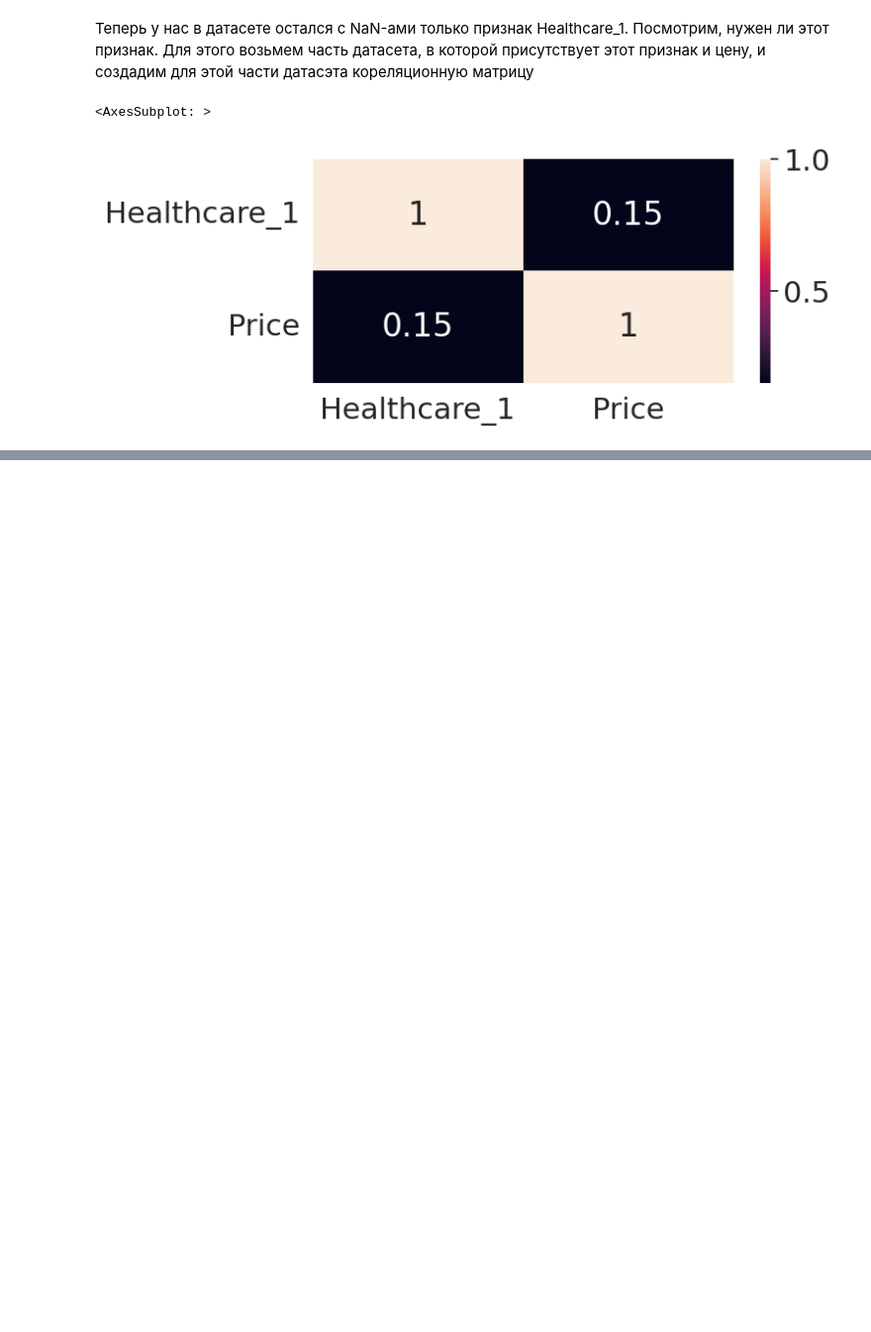
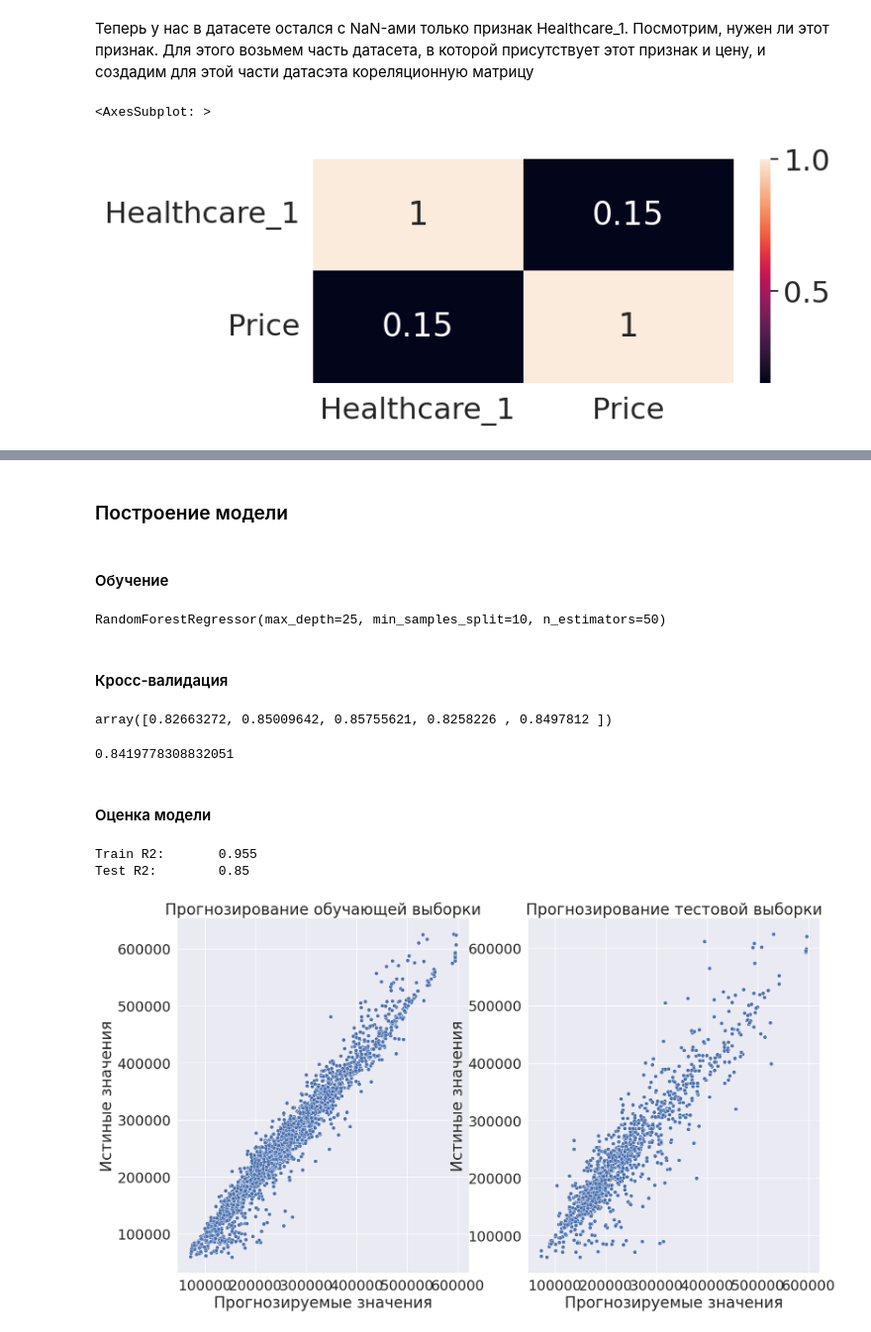
Before and after one commit to nickogee/gb_Python_for_DS, a Jupyter notebook: Course_project/Project.ipynb, the cells around one changed output, grey strips where cells are left out. Shown at 99% size. Saved outputs shown, nothing was run; the diff lists cells and outputs as text; code cells hidden in the pictures; blank space fills up the shorter version.

```diff
--- a/Course_project/Project.ipynb
+++ b/Course_project/Project.ipynb
@@ -405,0 +489,2 @@ sns.heatmap(df.corr(), annot=True, cmap="YlOrBr")
+# %%
+features = list(set(df_train.columns) - set(to_drop) - set(['Price']))
@@ -405,0 +509,4 @@ sns.heatmap(df.corr(), annot=True, cmap="YlOrBr")
+# %%
+X = df[features]
+y = df['Price']
+X_train, X_valid, y_train, y_valid = train_test_split(X, y, test_size=0.25, shuffle=True, random_state=42)
@@ -405,0 +540,31 @@ sns.heatmap(df.corr(), annot=True, cmap="YlOrBr")
+# %% [markdown]
+### Построение модели
+# %% [markdown]
+#### Обучение
+# %%
+rf_model = RandomForestRegressor(n_estimators=50, min_samples_leaf=1, max_depth=25, min_samples_split=10)
+rf_model.fit(X_train, y_train)
+# %% [output]
+RandomForestRegressor(max_depth=25, min_samples_split=10, n_estimators=50)
+# %% [markdown]
+#### Кросс-валидация
+# %%
+cv = cross_val_score(rf_model, X_train, y_train, scoring='r2', cv=KFold(n_splits=5, shuffle=True, random_state=42))
+cv
+# %% [output]
+array([0.82663272, 0.85009642, 0.85755621, 0.8258226 , 0.8497812 ])
+# %%
+cv.mean()
+# %% [output]
+0.8419778308832051
+# %% [markdown]
+#### Оценка модели
+# %%
+y_train_preds = rf_model.predict(X_train)
+y_test_preds = rf_model.predict(X_valid)
+
+evaluate_preds(y_train, y_train_preds, y_valid, y_test_preds)
+# %% [output]
+Train R2:       0.955
+Test R2:        0.85
+[figure, added]
```
Also changed, not shown: parts of 75 cells of this notebook, 4 other files.
